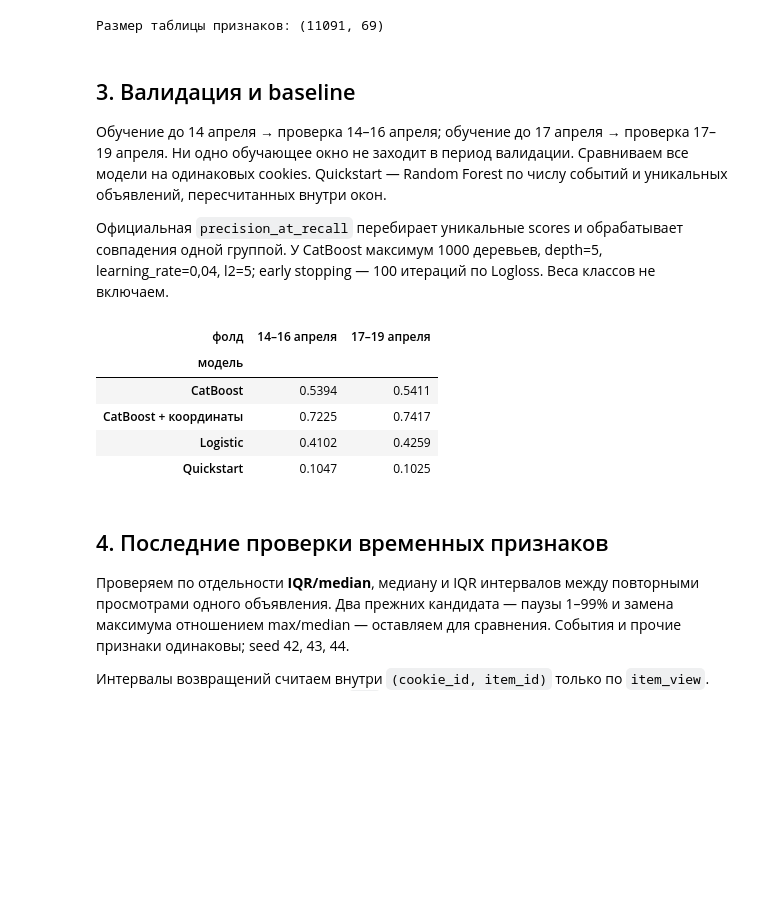
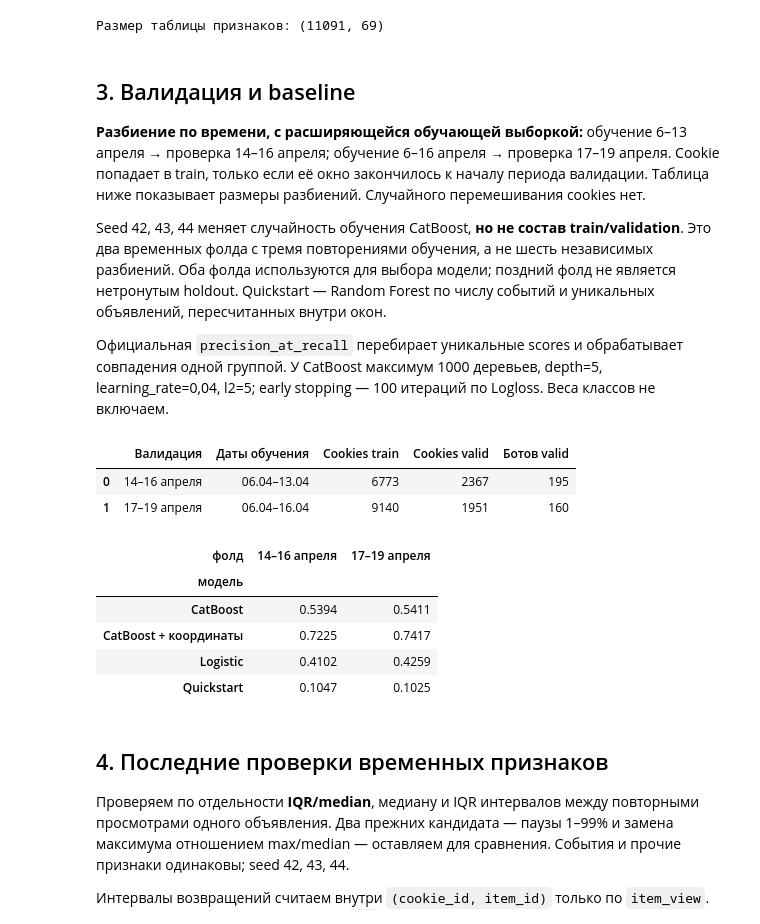
Before and after one commit to wiru7k/Antibot_Avito, a Jupyter notebook: solution.ipynb, the cells around one changed output. Drawn from its saved outputs; the diff is of its cells as text; code cells hidden in the pictures; blank space fills up the shorter version.

```diff
--- a/solution.ipynb
+++ b/solution.ipynb
@@ -220,8 +293,14 @@ print('Размер таблицы признаков:', X.shape)
 # %% [markdown]
 ## 3. Валидация и baseline
 
-Обучение до 14 апреля → проверка 14–16 апреля; обучение до 17 апреля → проверка 17–19 апреля.
-Ни одно обучающее окно не заходит в период валидации. Сравниваем все модели на одинаковых cookies.
+**Разбиение по времени, с расширяющейся обучающей выборкой:**
+обучение 6–13 апреля → проверка 14–16 апреля; обучение 6–16 апреля → проверка 17–19 апреля.
+Cookie попадает в train, только если её окно закончилось к началу периода валидации.
+Таблица ниже показывает размеры разбиений. Случайного перемешивания cookies нет.
+
+Seed 42, 43, 44 меняет случайность обучения CatBoost, **но не состав train/validation**.
+Это два временных фолда с тремя повторениями обучения, а не шесть независимых разбиений.
+Оба фолда используются для выбора модели; поздний фолд не является нетронутым holdout.
 Quickstart — Random Forest по числу событий и уникальных объявлений, пересчитанных внутри окон.
 
 Официальная `precision_at_recall` перебирает уникальные scores и обрабатывает совпадения одной группой.
@@ -234,9 +313,12 @@ assert precision_at_recall([0, 0, 1, 1], [.5] * 4) == 0.5
 
 
 def catboost(iterations=1000):
-    return CatBoostClassifier(iterations=iterations, depth=5, learning_rate=.04,
-        l2_leaf_reg=5, loss_function='Logloss', random_seed=SEED, thread_count=4,
-        cat_features=['platform_mode'], verbose=False, allow_writing_files=False)
+    return CatBoostClassifier(
+        iterations=iterations, depth=5, learning_rate=.04, l2_leaf_reg=5,
+        loss_function='Logloss', random_seed=SEED, thread_count=4,
+        cat_features=['platform_mode'], verbose=False, allow_writing_files=False,
+    )
+
 
 def signed_log1p(x):
     return np.sign(x) * np.log1p(np.abs(x))
@@ -244,10 +326,15 @@ def signed_log1p(x):
 
 def logistic():
     numeric = [c for c in base_cols if c != 'platform_mode']
+
     preprocess = ColumnTransformer([
-        ('num', make_pipeline(SimpleImputer(strategy='median', add_indicator=True, keep_empty_features=True),
-                              FunctionTransformer(signed_log1p), StandardScaler()), numeric),
+        ('num', make_pipeline(
+            SimpleImputer(strategy='median', add_indicator=True, keep_empty_features=True),
+            FunctionTransformer(signed_log1p),
+            StandardScaler(),
+        ), numeric),
         ('cat', OneHotEncoder(handle_unknown='ignore'), ['platform_mode']),
     ])
+
     return make_pipeline(preprocess, LogisticRegression(C=1, max_iter=3000, random_state=SEED))
 # %%
@@ -273,26 +376,48 @@ def metrics(target, scores):
 # %%
-baseline_rows = []
+baseline_rows, split_rows = [], []
+
 for fold, start, end in folds:
     fit, valid = split_masks(start, end)
+
+    split_rows.append({
+        'Валидация': fold,
+        'Даты обучения': (
+            f'{train.loc[fit, "window_start_ts"].min():%d.%m}–'
+            f'{train.loc[fit, "window_start_ts"].max():%d.%m}'
+        ),
+        'Cookies train': int(fit.sum()),
+        'Cookies valid': int(valid.sum()),
+        'Ботов valid': int(y[valid].sum()),
+    })
+
     models = {
-        'Quickstart': (RandomForestClassifier(n_estimators=300, min_samples_leaf=3, random_state=0, n_jobs=4),
-                       ['n_events', 'item_id_nunique']),
+        'Quickstart': (
+            RandomForestClassifier(n_estimators=300, min_samples_leaf=3, random_state=0, n_jobs=4),
+            ['n_events', 'item_id_nunique'],
+        ),
         'Logistic': (logistic(), base_cols),
         'CatBoost': (catboost(), base_cols),
         'CatBoost + координаты': (catboost(), X.columns.tolist()),
     }
+
     for name, (model, cols) in models.items():
         scores = fit_scores(model, X[cols], fit, valid)
         baseline_rows.append({'модель': name, 'фолд': fold, **metrics(y[valid], scores)})
+
 baseline_results = pd.DataFrame(baseline_rows)
+
+display(pd.DataFrame(split_rows))
 display(baseline_results.pivot(index='модель', columns='фолд', values='P@R≥70%').round(4))
 # %% [output]
-| фолд | 14–16 апреля | 17–19 апреля |
-| модель |  |  |
-| CatBoost | 0.5394 | 0.5411 |
-| CatBoost + координаты | 0.7225 | 0.7417 |
-| Logistic | 0.4102 | 0.4259 |
-| Quickstart | 0.1047 | 0.1025 |
+|  | Валидация | Даты обучения | Cookies train | Cookies valid | Ботов valid |
+| 0 | 14–16 апреля | 06.04–13.04 | 6773 | 2367 | 195 |
+| 1 | 17–19 апреля | 06.04–16.04 | 9140 | 1951 | 160 |
+| фолд | 14–16 апреля | 17–19 апреля |
+| модель |  |  |
+| CatBoost | 0.5394 | 0.5411 |
+| CatBoost + координаты | 0.7225 | 0.7417 |
+| Logistic | 0.4102 | 0.4259 |
+| Quickstart | 0.1047 | 0.1025 |
 # %% [markdown]
 ## 4. Последние проверки временных признаков
 
```
Also changed, not shown: parts of 16 cells of this notebook.
